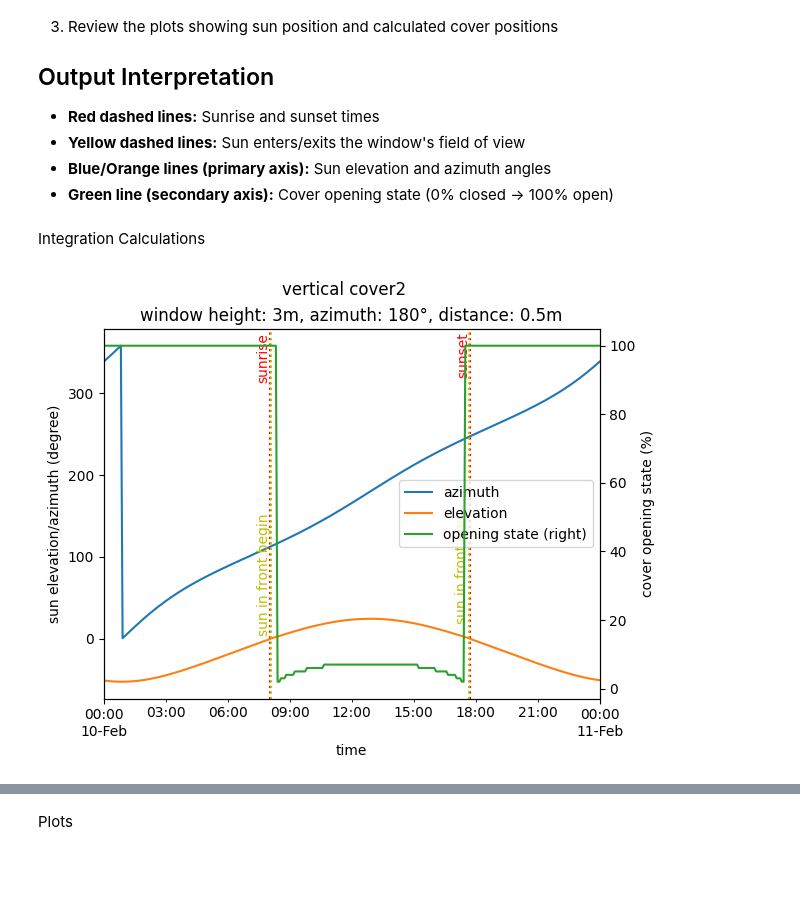
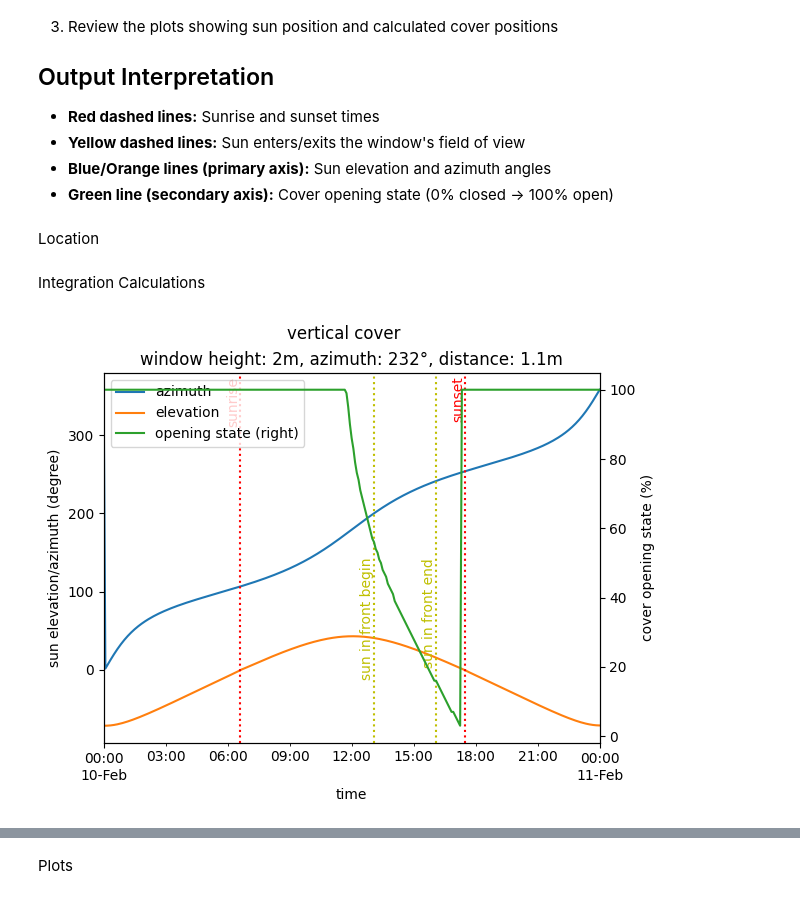
Before and after one commit to jrhubott/adaptive-cover, a Jupyter notebook: notebooks/test_env.ipynb, the cells around one changed output, grey strips where cells are left out. Cells and saved outputs as stored; diff of their text form; code cells hidden in the pictures; blank space fills up the shorter version.

```diff
--- a/notebooks/test_env.ipynb
+++ b/notebooks/test_env.ipynb
@@ -31,25 +31,27 @@ This notebook provides interactive testing and visualization of the Adaptive Cov
 - **Yellow dashed lines:** Sun enters/exits the window's field of view
 - **Blue/Orange lines (primary axis):** Sun elevation and azimuth angles
 - **Green line (secondary axis):** Cover opening state (0% closed → 100% open)
+# %% [markdown]
+Location
+# %%
+# Location settings (example: Netherlands)
+timezone = "America/Los_Angeles"
+lat = 32.9390684322475  # Latitude in degrees
+lon = -117.15618073940279  # Longitude in degrees
 # %% [markdown]
 Integration Calculations
 # %%
 # ===== CONFIGURATION: Modify these values to test different scenarios =====
-
-# Location settings (example: Netherlands)
-timezone = "CET"
-lat = 51.5616455078125  # Latitude in degrees
-lon = 5.08446288184867  # Longitude in degrees
 
 # Cover position limits
 maximum_position = 100  # Maximum cover opening (0=closed, 100=open)
 
 # Window physical properties
-window_height = 3  # Window height in meters
-window_distance = 0.5  # Distance from window to blind in meters
-windown_azimuth = 180  # Window azimuth (0=North, 90=East, 180=South, 270=West)
-window_fov_left = 90  # Field of view to the left in degrees
-window_fov_right = 90  # Field of view to the right in degrees
+window_height = 2  # Window height in meters
+shaded_area = 1.1  # Distance from window to blind in meters
+windown_azimuth = 232  # Window azimuth (0=North, 90=East, 180=South, 270=West)
+window_fov_left = 32  # Field of view to the left in degrees
+window_fov_right = 10  # Field of view to the right in degrees
 
 # Default behavior
 default_height = 60  # Default cover position percentage when sun not in front
@@ -121,7 +123,7 @@ def compute_cover_position(sun_data: pd.Series):  # noqa: D103
         fov_left=window_fov_left,
         fov_right=window_fov_right,
         h_win=window_height,
-        distance=window_distance,
+        distance=shaded_area,
         h_def=default_height,
         blind_spot_on=False,
         blind_spot_left=0,
@@ -148,7 +150,7 @@ sun_in_front_end = sun_df[sun_df["sun_is_on"]].iloc[-1].name.to_pydatetime()
 def plot(suptitle: str):  # noqa: D103
     ax = sun_df.plot(
         secondary_y=["opening state"],
-        title=f"window height: {window_height}m, azimuth: {windown_azimuth}°, distance: {window_distance}m",
+        title=f"window height: {window_height}m, azimuth: {windown_azimuth}°, distance: {shaded_area}m",
     )
 
     ax.set_ylabel("sun elevation/azimuth (degree)")
@@ -179,34 +181,34 @@ def plot(suptitle: str):  # noqa: D103
         rotation=90,
         transform=ax.get_xaxis_transform(),
     )
 
     ax.axvline(sunset_time, color="r", ls=":")
     ax.text(
         sunset_time,
         0.99,
         "sunset",
         color="r",
         ha="right",
         va="top",
         rotation=90,
         transform=ax.get_xaxis_transform(),
     )
 
     ax.axvline(sun_in_front_end, color="y", ls=":")
     ax.text(
         sun_in_front_end,
         0.5,
         "sun in front end",
         color="y",
         ha="right",
         va="top",
         rotation=90,
         transform=ax.get_xaxis_transform(),
     )
 
 
-plot("vertical cover2")
+plot("vertical cover")
 # %% [output]
-[figure, old version]
+[figure, new version]
 # %%
 window_height = 3
```
Also changed, not shown: parts of 1 cell of this notebook.
